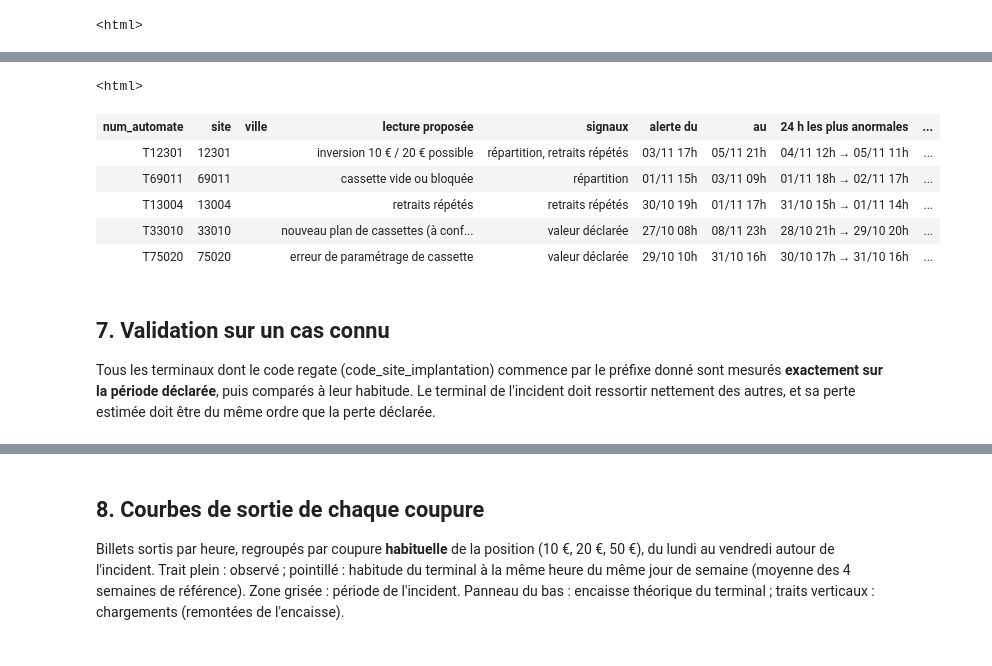
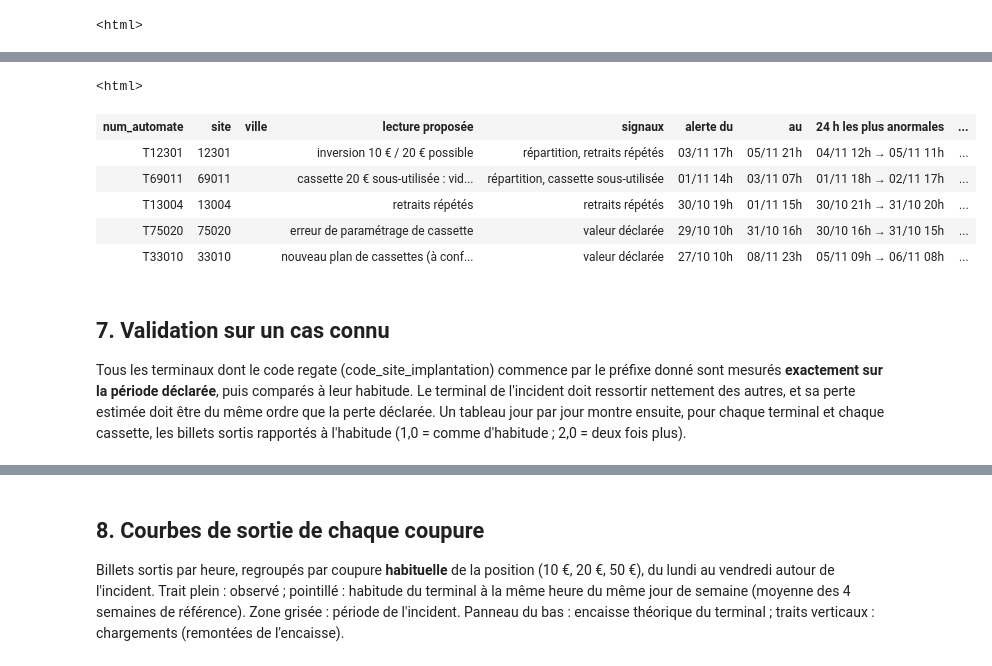
Before and after one commit to LhMaNA/coder_en_pyspark, a Jupyter notebook: detection_cassettes/detection_cassettes_resultats_fictifs.ipynb, the cells around one changed output, grey strips where cells are left out. Cells and saved outputs as stored; diff of their text form; code cells hidden in the pictures.

```diff
--- a/detection_cassettes/detection_cassettes_resultats_fictifs.ipynb
+++ b/detection_cassettes/detection_cassettes_resultats_fictifs.ipynb
@@ -212,6 +223,19 @@ for k in POSITIONS:
 somme_ref = reference.groupby("num_automate")[["nb_retraits", "nb_retraits_repetes_10min"]].sum()
 habitude["taux_repetes_ref"] = (somme_ref["nb_retraits_repetes_10min"] / somme_ref["nb_retraits"].replace(0, np.nan))
 habitude = habitude.fillna({"part_ref_pos{}".format(k): 0 for k in POSITIONS}).fillna({"taux_repetes_ref": 0})
+for k in POSITIONS:
+    habitude["active_pos{}".format(k)] = habitude["part_ref_pos{}".format(k)] >= PART_ACTIVE_MIN
+
+# billets habituels par cassette, par jour de semaine et par heure (moyenne des 4 semaines de référence)
+BILLETS = ["nb_billets_pos{}".format(k) for k in POSITIONS]
+ATTENDUS = ["attendu_pos{}".format(k) for k in POSITIONS]
+profil = reference.assign(js=reference["ts"].dt.dayofweek, hr=reference["ts"].dt.hour).groupby(
+    ["num_automate", "js", "hr"])[BILLETS].mean()
+profil.columns = ATTENDUS
+grille = grille.assign(js=grille["ts"].dt.dayofweek, hr=grille["ts"].dt.hour).merge(
+    profil.reset_index(), on=["num_automate", "js", "hr"], how="left").drop(columns=["js", "hr"])
+grille[ATTENDUS] = grille[ATTENDUS].fillna(0)
+
 recharges_ref = reference[reference["nb_recharges"] > 0]
 habitude["chargements_par_semaine"] = (recharges_ref.groupby("num_automate").size() * 7 / JOURS_REFERENCE)
 habitude["montant_charge_habituel"] = recharges_ref.groupby("num_automate")["montant_recharge"].median()
@@ -228,8 +252,9 @@ def chargements_proches(terminal, t, marge_h=3):
 def plan_cassettes(terminal):
     """Texte « pos1 20 € (33 %) | pos2 ... » de l'habitude d'un terminal."""
     h = habitude.loc[terminal]
-    return " | ".join("p{} {} € ({:.0f} %)".format(k, int(h["val_ref_pos{}".format(k)]) if not pd.isna(
-        h["val_ref_pos{}".format(k)]) else "?", 100 * h["part_ref_pos{}".format(k)]) for k in POSITIONS)
+    return " | ".join("p{} {} € ({:.0f} %{})".format(k, int(h["val_ref_pos{}".format(k)]) if not pd.isna(
+        h["val_ref_pos{}".format(k)]) else "?", 100 * h["part_ref_pos{}".format(k)],
+        "" if h["active_pos{}".format(k)] else ", inactive") for k in POSITIONS)
 
 
 apercu = habitude.reset_index().rename(columns={"index": "num_automate"}).head(8)
@@ -353,11 +405,11 @@ Les fenêtres en alerte qui se suivent forment un **événement**. Pour chaque
 - **retraits répétés** : clients qui refont un retrait, sans changement de répartition.
 # %%
-analyse["alerte"] = analyse[["signal_cassettes", "signal_valeur", "signal_repetes"]].any(axis=1)
+analyse["alerte"] = analyse[[cle for _, cle in SIGNAUX]].any(axis=1)
 alertes = analyse[analyse["alerte"]].sort_values(["num_automate", "ts"]).copy()
 alertes["nouvel_evenement"] = (alertes.groupby("num_automate")["ts"].diff() != pd.Timedelta(hours=1))
 alertes["id_evenement"] = alertes["nouvel_evenement"].cumsum()
-alertes["force"] = (alertes["score_cassettes"].fillna(0) + alertes["score_repetes"].clip(lower=0).fillna(0)
-                    + 2 * alertes["signal_valeur"])
+alertes["force"] = (alertes["score_cassettes"].fillna(0) + alertes["score_volume"].fillna(0)
+                    + alertes["score_repetes"].clip(lower=0).fillna(0) + 2 * alertes["signal_valeur"])
 
 
 def lire_evenement(groupe):
@@ -365,12 +417,14 @@ def lire_evenement(groupe):
     pic = groupe.loc[groupe["force"].idxmax()]
     terminal = pic["num_automate"]
     hab = habitude.loc[terminal]
-    pos = int(pic["position_ecart"])
+    en_volume = bool(pic["signal_sur"] or pic["signal_sous"] or pic["signal_reactivation"])
+    pos = int(pic["position_volume"]) if en_volume else int(pic["position_ecart"])
     val_pos = hab["val_ref_pos{}".format(pos)]
     vals = set(hab[["val_ref_pos{}".format(k) for k in POSITIONS]].dropna().astype(int))
     part_obs = pic["nb_billets_pos{}".format(pos)] / max(pic["nb_billets"], 1)
-    signaux = [nom for nom, cle in [("répartition", "signal_cassettes"), ("valeur déclarée", "signal_valeur"),
-                                    ("retraits répétés", "signal_repetes")] if groupe[cle].any()]
+    signaux = [nom for nom, cle in SIGNAUX if groupe[cle].any()]
+    obs_pos = pic["nb_billets_pos{}".format(pos)]
+    att_pos = pic["attendu_pos{}".format(pos)]
     dure_jusqua_fin = groupe["ts"].max() >= FIN - pd.Timedelta(hours=1)
     debut_pic = pic["ts"] - pd.Timedelta(hours=FENETRE_HEURES - 1)
     charge_debut = chargements_proches(terminal, debut_pic)
@@ -378,11 +432,17 @@ def lire_evenement(groupe):
     if groupe["signal_valeur"].any():
         lecture = "nouveau plan de cassettes (à confirmer)" if dure_jusqua_fin and len(groupe) > 48 \
             else "erreur de paramétrage de cassette"
-    elif groupe["signal_cassettes"].any() and {10, 20} <= vals and (
-            groupe["signal_repetes"].any() or (val_pos == 10 and pic["sens_ecart"] > 0) or charge_debut):
+    elif groupe["signal_reactivation"].any():
+        lecture = "cassette inactive réactivée (chargement à vérifier)"
+    elif ({10, 20} <= vals and val_pos in (10, 20) and (groupe["signal_sur"].any() or groupe["signal_cassettes"].any())
+          and (groupe["signal_repetes"].any() or charge_debut or (val_pos == 10 and obs_pos > att_pos))):
         lecture = "inversion 10 € / 20 € possible"
-    elif groupe["signal_cassettes"].any() and pic["sens_ecart"] < 0 and part_obs < 0.35 * hab["part_ref_pos{}".format(pos)]:
+    elif groupe["signal_sous"].any() and {10, 20} <= vals and val_pos in (10, 20):
+        lecture = "cassette {} € sous-utilisée : vide, bloquée ou billets rejetés (inversion ?)".format(int(val_pos))
+    elif groupe["signal_sous"].any():
         lecture = "cassette vide ou bloquée"
+    elif groupe["signal_sur"].any():
+        lecture = "cassette sur-sollicitée"
     elif groupe["signal_cassettes"].any():
         lecture = "répartition inhabituelle entre cassettes"
     else:
@@ -391,42 +451,45 @@ def lire_evenement(groupe):
         "num_automate": terminal, "site": infos.loc[terminal, "code_site_implantation"], "ville": infos.loc[terminal, "ville"],
         "lecture proposée": lecture, "signaux": ", ".join(signaux),
         "alerte du": groupe["ts"].min() - pd.Timedelta(hours=FENETRE_HEURES - 1), "au": groupe["ts"].max(),
         "24 h les plus anormales": "{} → {}".format(debut_pic.strftime("%d/%m %Hh"), pic["ts"].strftime("%d/%m %Hh")),
         "chargement au début": charge_debut or "non", "chargement à la fin": charge_fin or "non",
         "position en cause": "p{} ({} €)".format(pos, int(val_pos) if not pd.isna(val_pos) else "?"),
+        "billets sortis (24 h)": int(obs_pos), "billets habituels": att_pos,
+        "ratio": obs_pos / att_pos if att_pos > 0 else np.nan,
         "part habituelle %": 100 * hab["part_ref_pos{}".format(pos)], "part observée %": 100 * part_obs,
         "score cassettes": pic["score_cassettes"], "retraits répétés": int(pic["nb_retraits_repetes_10min"]),
         "attendus": pic["nb_retraits"] * hab["taux_repetes_ref"],
         "perte si inversion 10/20 (€)": pic["perte_si_inversion_10_20"] if {10, 20} <= vals else np.nan,
         "perte paramétrage (€)": pic["perte_parametrage"] if groupe["signal_valeur"].any() else np.nan,
         "force": pic["force"]})
 
 
 if len(alertes):
     evenements = alertes.groupby("id_evenement").apply(lire_evenement).sort_values("force", ascending=False)
     evenements = evenements.reset_index(drop=True)
 else:
     evenements = pd.DataFrame()
 afficher_tableau(evenements.drop(columns=["force"]) if len(evenements) else evenements,
                  "Événements de cassettes détectés ({} terminal)".format(
                      evenements["num_automate"].nunique() if len(evenements) else 0),
                  "Triés du plus fort au plus faible. Score cassettes : écart de répartition divisé par le plus fort "
                  "écart du même terminal en référence (au-dessus de 1, jamais vu en 4 semaines). Perte si inversion : "
                  "10 € x (billets des positions 10 € - billets des positions 20 €) sur les 24 h les plus anormales, "
                  "à n'utiliser que si l'inversion est confirmée.")
 # %% [output]
 <html>
 | num_automate | site | ville | lecture proposée | signaux | alerte du | au | 24 h les plus anormales | ... |
 | T12301 | 12301 |  | inversion 10 € / 20 € possible | répartition, retraits répétés | 03/11 17h | 05/11 21h | 04/11 12h → 05/11 11h | ... |
-| T69011 | 69011 |  | cassette vide ou bloquée | répartition | 01/11 15h | 03/11 09h | 01/11 18h → 02/11 17h | ... |
-| T13004 | 13004 |  | retraits répétés | retraits répétés | 30/10 19h | 01/11 17h | 31/10 15h → 01/11 14h | ... |
-| T33010 | 33010 |  | nouveau plan de cassettes (à conf... | valeur déclarée | 27/10 08h | 08/11 23h | 28/10 21h → 29/10 20h | ... |
-| T75020 | 75020 |  | erreur de paramétrage de cassette | valeur déclarée | 29/10 10h | 31/10 16h | 30/10 17h → 31/10 16h | ... |
+| T69011 | 69011 |  | cassette 20 € sous-utilisée : vid... | répartition, cassette sous-utilisée | 01/11 14h | 03/11 07h | 01/11 18h → 02/11 17h | ... |
+| T13004 | 13004 |  | retraits répétés | retraits répétés | 30/10 19h | 01/11 15h | 30/10 21h → 31/10 20h | ... |
+| T75020 | 75020 |  | erreur de paramétrage de cassette | valeur déclarée | 29/10 10h | 31/10 16h | 30/10 16h → 31/10 15h | ... |
+| T33010 | 33010 |  | nouveau plan de cassettes (à conf... | valeur déclarée | 27/10 10h | 08/11 23h | 05/11 09h → 06/11 08h | ... |
 # %% [markdown]
 ## 7. Validation sur un cas connu
 Tous les terminaux dont le code regate (code_site_implantation) commence par le préfixe donné sont mesurés **exactement sur la période déclarée**, puis
 comparés à leur habitude. Le terminal de l'incident doit ressortir nettement des autres, et sa perte estimée doit être
-du même ordre que la perte déclarée.
+du même ordre que la perte déclarée. Un tableau jour par jour montre ensuite, pour chaque terminal et chaque cassette,
+les billets sortis rapportés à l'habitude (1,0 = comme d'habitude ; 2,0 = deux fois plus).
 # %%
 candidats = pd.DataFrame()
 if CAS_CONNU:
```
Also changed, not shown: parts of 12 cells of this notebook, 1 other file.
